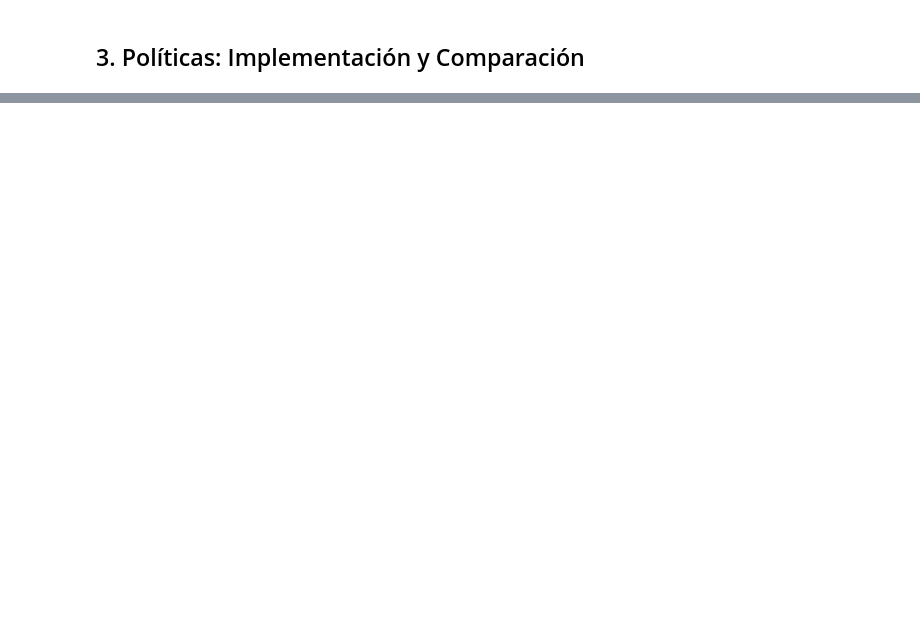
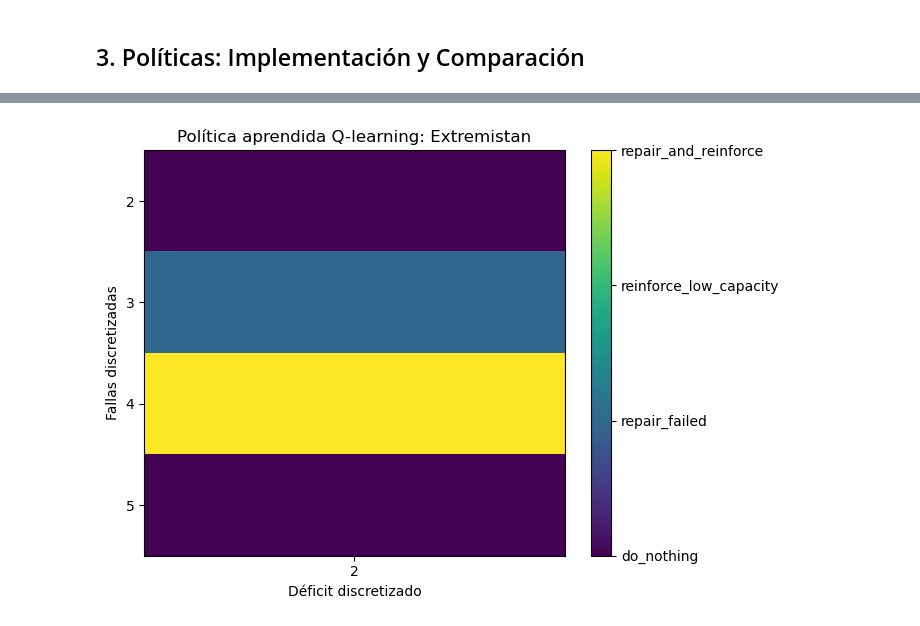
Before and after one commit to sofisacmu/obi_proyecto1, a Jupyter notebook: Entrega 3/modelo.ipynb, the cells around one changed output, grey strips where cells are left out. Cells and saved outputs as stored; diff of their text form; code cells hidden in the pictures; blank space fills up the shorter version.

```diff
--- a/Entrega 3/modelo.ipynb
+++ b/Entrega 3/modelo.ipynb
@@ -912,0 +1402,32 @@ episode_df
+# %%
+subset = df_plot[
+    (df_plot["crisis"] == 1) &
+    (df_plot["budget_bin"] == 2) &
+    (df_plot["reinforced_bin"] == 0)
+]
+
+pivot = subset.pivot_table(
+    index="failed_bin",
+    columns="deficit_bin",
+    values="action_num",
+    aggfunc="first"
+)
+
+plt.figure(figsize=(7,5))
+plt.imshow(pivot, aspect="auto")
+
+plt.xticks(np.arange(len(pivot.columns)), pivot.columns)
+plt.yticks(np.arange(len(pivot.index)), pivot.index)
+
+plt.xlabel("Déficit discretizado")
+plt.ylabel("Fallas discretizadas")
+plt.title("Política aprendida Q-learning: Extremistan")
+
+cbar = plt.colorbar()
+cbar.set_ticks(list(action_to_num.values()))
+cbar.set_ticklabels(list(action_to_num.keys()))
+
+plt.tight_layout()
+plt.show()
+# %% [output]
+[figure, added]
```
Also changed, not shown: parts of 20 cells of this notebook, 2 other files.
